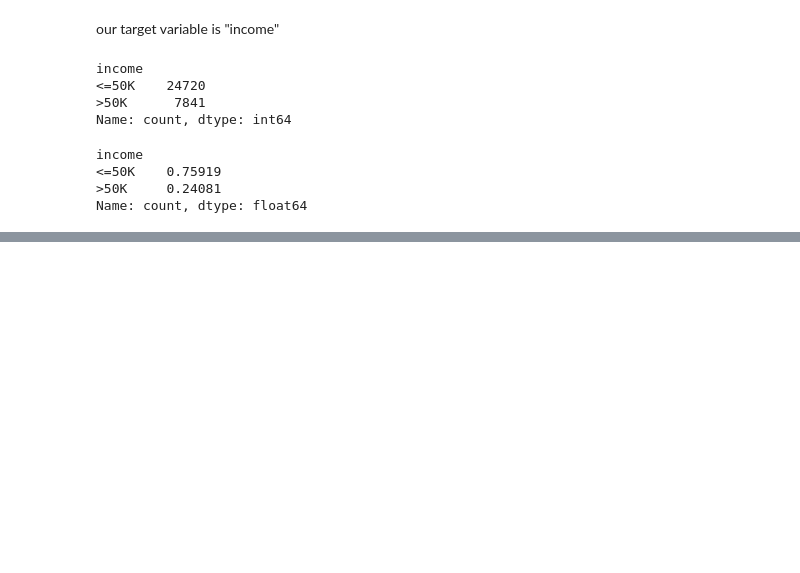
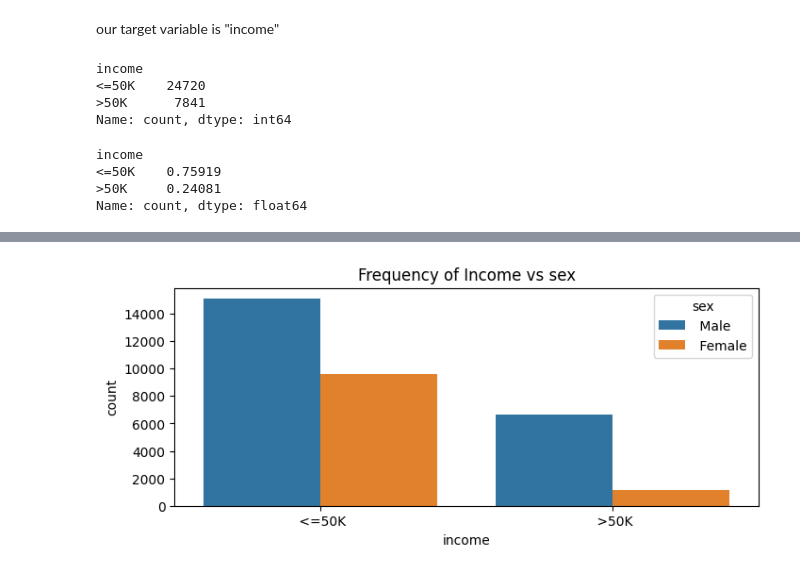
Before and after one commit to mimi428/Income-classification, a Jupyter notebook: incomeclass.ipynb, the cells around one changed output, grey strips where cells are left out. Saved outputs shown, nothing was run; the diff lists cells and outputs as text; code cells hidden in the pictures; blank space fills up the shorter version.

```diff
--- a/incomeclass.ipynb
+++ b/incomeclass.ipynb
@@ -252,0 +302,7 @@ We can see that, the dataset contains 6 numerical variables and 9 categorial var
+# %%
+f,ax=plt.subplots(figsize=(8,3))
+ax=sns.countplot(x='income',hue='sex',data=idata)
+ax.set_title("Frequency of Income vs sex")
+plt.show()
+# %% [output]
+[figure, added]
```
Also changed, not shown: parts of 33 cells of this notebook.
